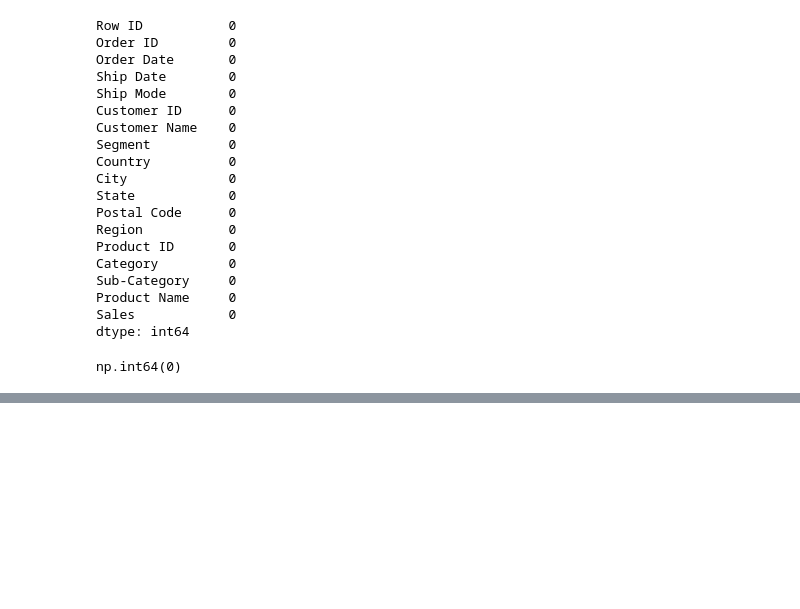
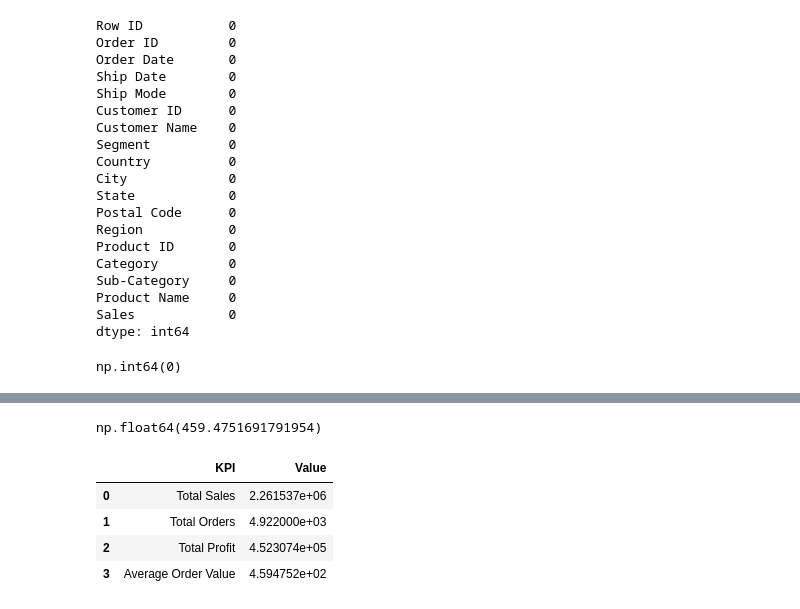
Before and after one commit to Feian-osa/Minor-Internship-project, a Jupyter notebook: notebooks/superstore_sales_dashboard.ipynb, the cells around one changed output, grey strips where cells are left out. Drawn from its saved outputs; the diff is of its cells as text; code cells hidden in the pictures; blank space fills up the shorter version.

```diff
--- a/notebooks/superstore_sales_dashboard.ipynb
+++ b/notebooks/superstore_sales_dashboard.ipynb
@@ -91,0 +237,31 @@ np.int64(0)
+# %%
+Avg_order_value = Total_sales / Total_orders
+Avg_order_value
+# %% [output]
+np.float64(459.4751691791954)
+# %%
+kpi_data = pd.DataFrame({
+    'KPI': [
+        'Total Sales',
+        'Total Orders',
+        'Total Profit',
+        'Average Order Value',
+
+
+    ],
+    'Value': [
+        Total_sales,
+        Total_orders,
+        Total_profit,
+        Avg_order_value,
+
+    ]
+})
+
+kpi_data
+# %% [output]
+|  | KPI | Value |
+| 0 | Total Sales | 2.261537e+06 |
+| 1 | Total Orders | 4.922000e+03 |
+| 2 | Total Profit | 4.523074e+05 |
+| 3 | Average Order Value | 4.594752e+02 |
```
Also changed, not shown: parts of 25 cells of this notebook.
